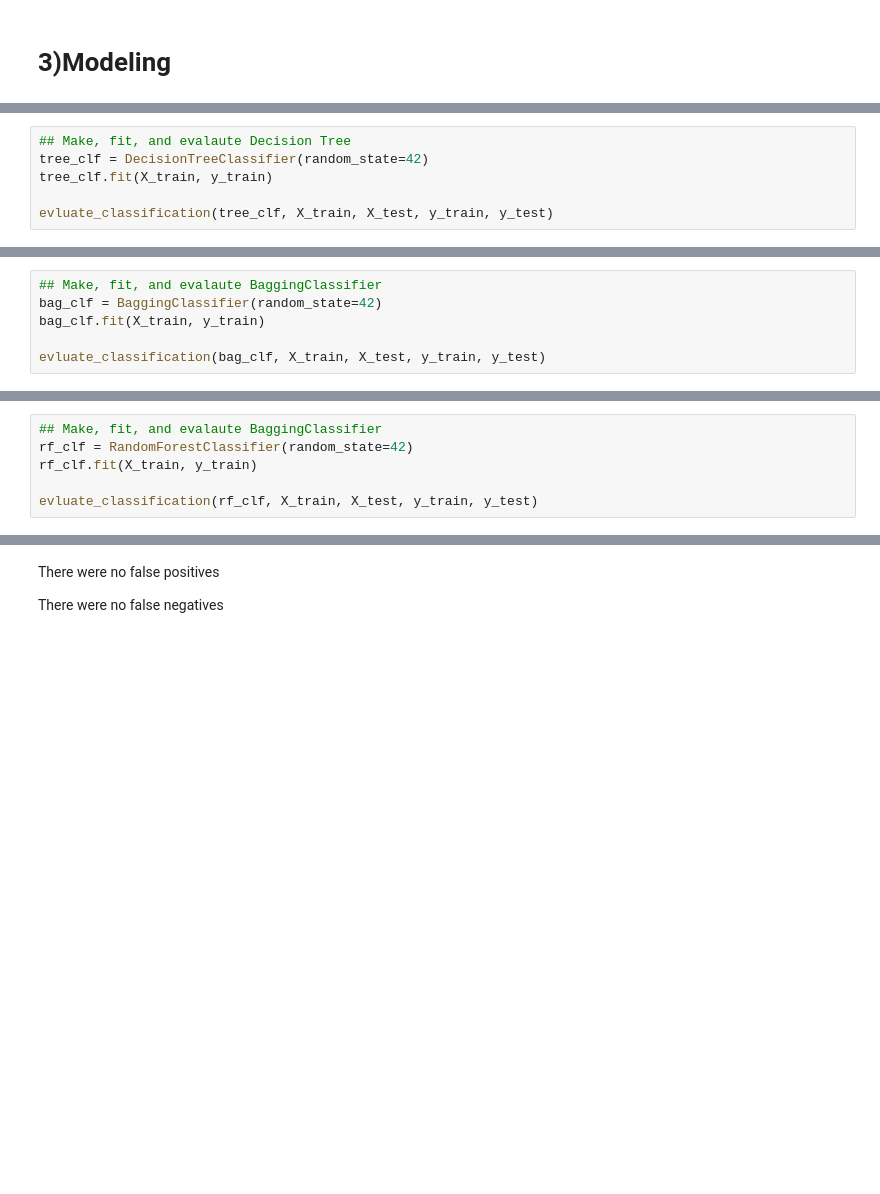
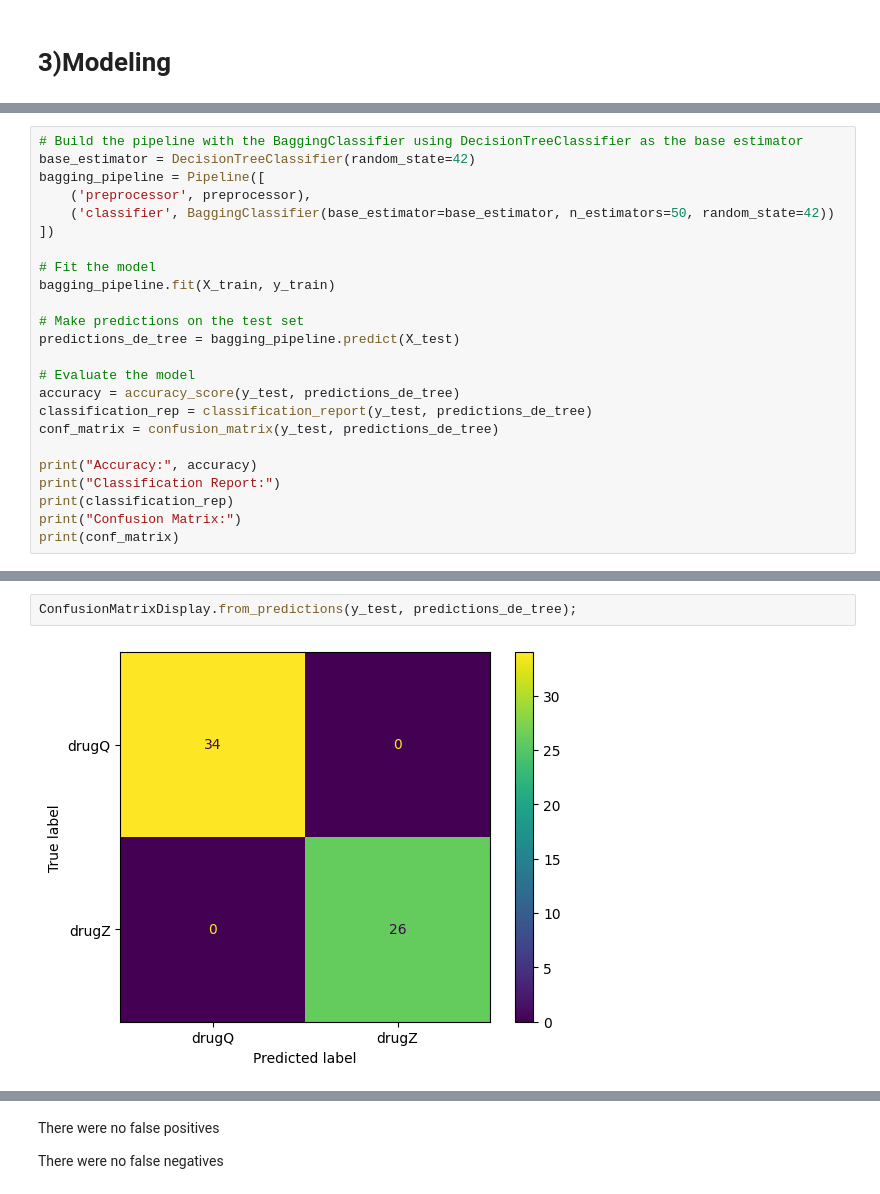
Before and after one commit to souadkhailia/-Drug-Type-Prediction-Project, a Jupyter notebook: Drug_Type.ipynb, the cells around one changed output, grey strips where cells are left out. Drawn from its saved outputs; the diff is of its cells as text; blank space fills up the shorter version.

```diff
--- a/Drug_Type.ipynb
+++ b/Drug_Type.ipynb
@@ -955,6 +803,0 @@ ConfusionMatrixDisplay.from_predictions(y_test, predictions, display_labels=labe
-# %%
-## Make, fit, and evalaute Decision Tree
-tree_clf = DecisionTreeClassifier(random_state=42)
-tree_clf.fit(X_train, y_train)
-
-evluate_classification(tree_clf, X_train, X_test, y_train, y_test)
@@ -964,6 +803,0 @@ Test Accuracy: 1.000
-# %%
-## Make, fit, and evalaute BaggingClassifier
-bag_clf = BaggingClassifier(random_state=42)
-bag_clf.fit(X_train, y_train)
-
-evluate_classification(bag_clf, X_train, X_test, y_train, y_test)
@@ -973,6 +803,0 @@ Test Accuracy: 1.000
-# %%
-## Make, fit, and evalaute BaggingClassifier
-rf_clf = RandomForestClassifier(random_state=42)
-rf_clf.fit(X_train, y_train)
-
-evluate_classification(rf_clf, X_train, X_test, y_train, y_test)
@@ -997,0 +804,24 @@ ConfusionMatrixDisplay.from_estimator(tree_clf, X_test, y_test, cmap = 'Blues');
+# %%
+# Build the pipeline with the BaggingClassifier using DecisionTreeClassifier as the base estimator
+base_estimator = DecisionTreeClassifier(random_state=42)
+bagging_pipeline = Pipeline([
+    ('preprocessor', preprocessor),
+    ('classifier', BaggingClassifier(base_estimator=base_estimator, n_estimators=50, random_state=42))
+])
+
+# Fit the model
+bagging_pipeline.fit(X_train, y_train)
+
+# Make predictions on the test set
+predictions_de_tree = bagging_pipeline.predict(X_test)
+
+# Evaluate the model
+accuracy = accuracy_score(y_test, predictions_de_tree)
+classification_rep = classification_report(y_test, predictions_de_tree)
+conf_matrix = confusion_matrix(y_test, predictions_de_tree)
+
+print("Accuracy:", accuracy)
+print("Classification Report:")
+print(classification_rep)
+print("Confusion Matrix:")
+print(conf_matrix)
@@ -997,0 +843,4 @@ ConfusionMatrixDisplay.from_estimator(tree_clf, X_test, y_test, cmap = 'Blues');
+# %%
+ConfusionMatrixDisplay.from_predictions(y_test, predictions_de_tree);
+# %% [output]
+[figure, added]
```
Also changed, not shown: parts of 55 cells of this notebook.
